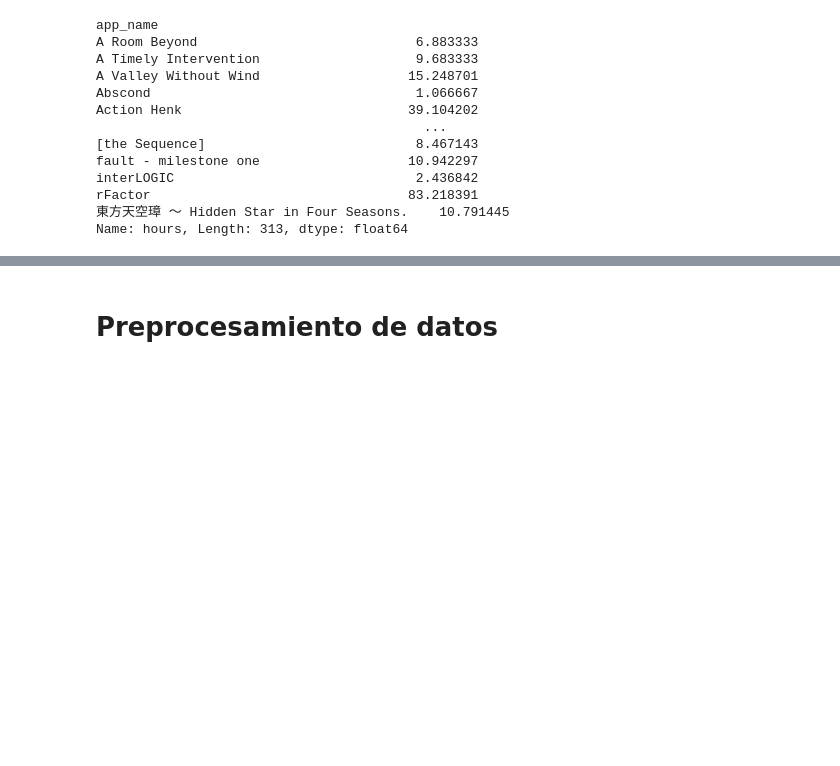
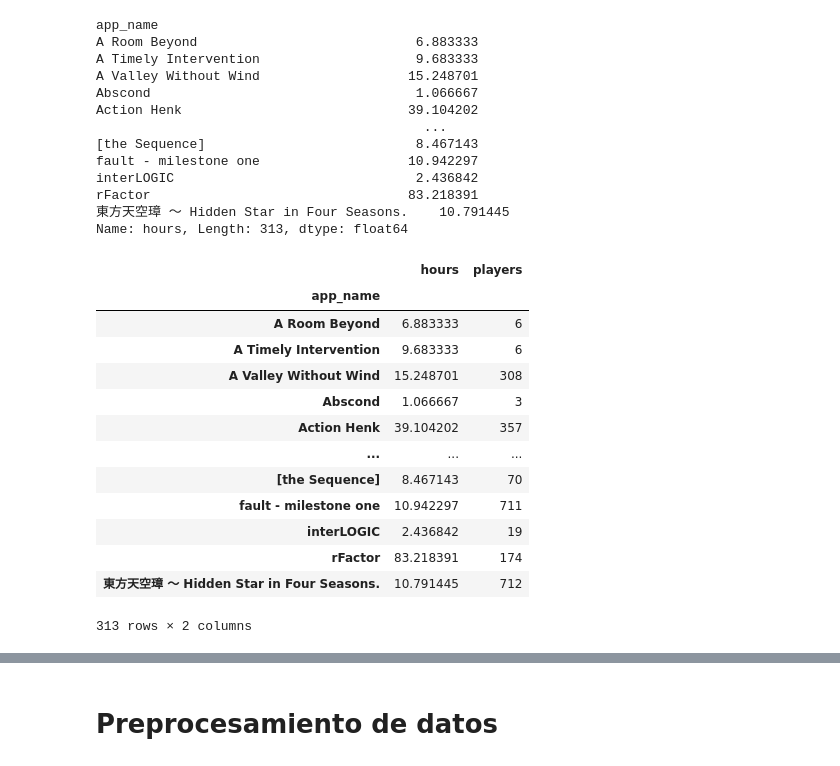
Before and after one commit to EdisonJR624/Proyecto_Steam, a Jupyter notebook: Steam_recomendaciones.ipynb, the cells around one changed output, grey strips where cells are left out. Cells and saved outputs as stored; diff of their text form; code cells hidden in the pictures; blank space fills up the shorter version.

```diff
--- a/Steam_recomendaciones.ipynb
+++ b/Steam_recomendaciones.ipynb
@@ -515,3 +547,25 @@ interLOGIC                               2.436842
 rFactor                                 83.218391
 東方天空璋 ～ Hidden Star in Four Seasons.    10.791445
 Name: hours, Length: 313, dtype: float64
+# %%
+# Convertimos el objeto "Series" a "DataFrame" para poder agregar la cantidad de jugadores
+df_top_games_mean = df_top_games_mean.to_frame()
+# %%
+# Agrego la columna de jugadores
+df_top_games_mean['players'] = df_jugadores
+df_top_games_mean
+# %% [output]
+|  | hours | players |
+| app_name |  |  |
+| A Room Beyond | 6.883333 | 6 |
+| A Timely Intervention | 9.683333 | 6 |
+| A Valley Without Wind | 15.248701 | 308 |
+| Abscond | 1.066667 | 3 |
+| Action Henk | 39.104202 | 357 |
+| ... | ... | ... |
+| [the Sequence] | 8.467143 | 70 |
+| fault - milestone one | 10.942297 | 711 |
+| interLOGIC | 2.436842 | 19 |
+| rFactor | 83.218391 | 174 |
+| 東方天空璋 ～ Hidden Star in Four Seasons. | 10.791445 | 712 |
+313 rows × 2 columns
```
Also changed, not shown: parts of 37 cells of this notebook.
